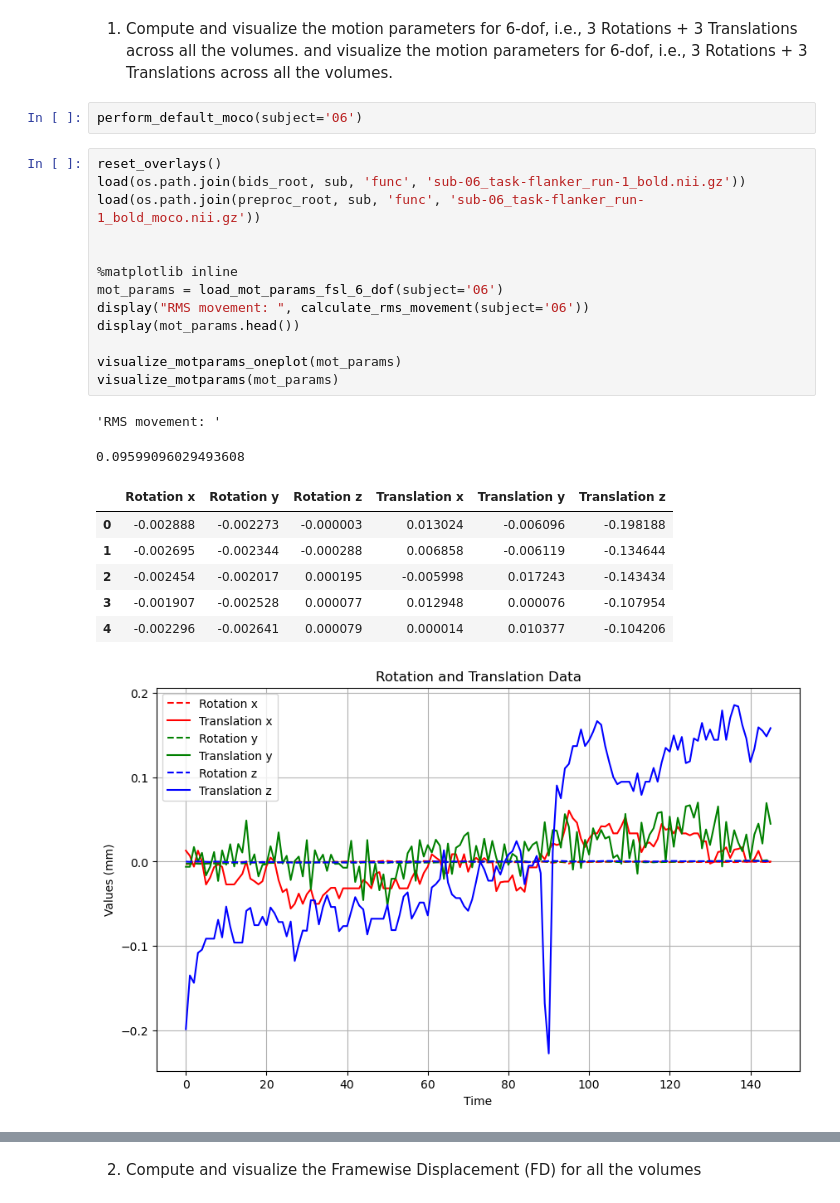
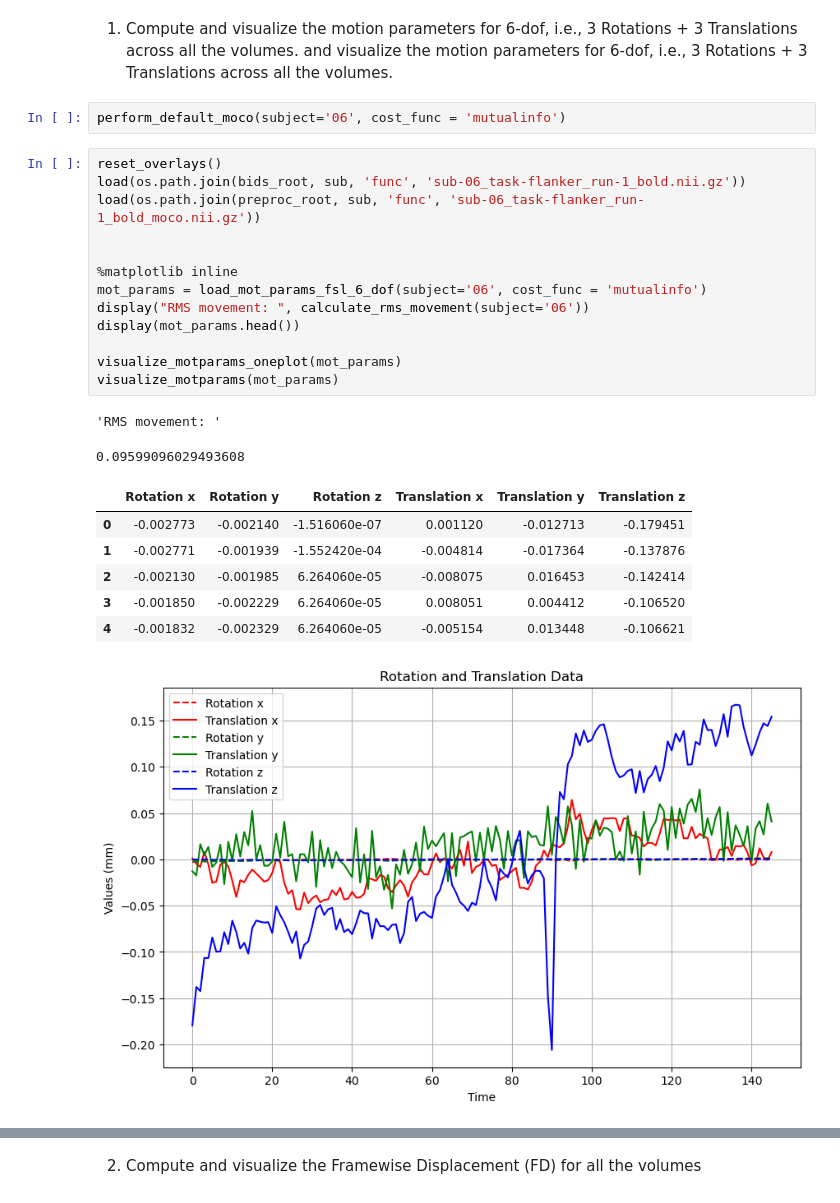
Before and after one commit to Pingsheng-Kevin/NSSP_Mini1, a Jupyter notebook: lgr.ipynb, the cells around one changed output, grey strips where cells are left out. Saved outputs shown, nothing was run; the diff lists cells and outputs as text.

```diff
--- a/lgr.ipynb
+++ b/lgr.ipynb
@@ -292,27 +290,27 @@ f-parameter represents a fraction or proportion of the maximum intensity value i
 # %% [markdown]
 1) Compute and visualize the motion parameters for 6-dof, i.e., 3 Rotations + 3 Translations across all the volumes. and visualize the motion parameters for 6-dof, i.e., 3 Rotations + 3 Translations across all the volumes.
 # %%
-perform_default_moco(subject='06')
+perform_default_moco(subject='06', cost_func = 'mutualinfo')
 # %%
 reset_overlays()
 load(os.path.join(bids_root, sub, 'func', 'sub-06_task-flanker_run-1_bold.nii.gz'))
 load(os.path.join(preproc_root, sub, 'func', 'sub-06_task-flanker_run-1_bold_moco.nii.gz'))
 
 
 %matplotlib inline
-mot_params = load_mot_params_fsl_6_dof(subject='06')
+mot_params = load_mot_params_fsl_6_dof(subject='06', cost_func = 'mutualinfo')
 display("RMS movement: ", calculate_rms_movement(subject='06'))
 display(mot_params.head())
 
 visualize_motparams_oneplot(mot_params)
 visualize_motparams(mot_params)
 # %% [output]
 'RMS movement: '
 0.09599096029493608
 |  | Rotation x | Rotation y | Rotation z | Translation x | Translation y | Translation z |
-| 0 | -0.002888 | -0.002273 | -0.000003 | 0.013024 | -0.006096 | -0.198188 |
-| 1 | -0.002695 | -0.002344 | -0.000288 | 0.006858 | -0.006119 | -0.134644 |
-| 2 | -0.002454 | -0.002017 | 0.000195 | -0.005998 | 0.017243 | -0.143434 |
-| 3 | -0.001907 | -0.002528 | 0.000077 | 0.012948 | 0.000076 | -0.107954 |
-| 4 | -0.002296 | -0.002641 | 0.000079 | 0.000014 | 0.010377 | -0.104206 |
+| 0 | -0.002773 | -0.002140 | -1.516060e-07 | 0.001120 | -0.012713 | -0.179451 |
+| 1 | -0.002771 | -0.001939 | -1.552420e-04 | -0.004814 | -0.017364 | -0.137876 |
+| 2 | -0.002130 | -0.001985 | 6.264060e-05 | -0.008075 | 0.016453 | -0.142414 |
+| 3 | -0.001850 | -0.002229 | 6.264060e-05 | 0.008051 | 0.004412 | -0.106520 |
+| 4 | -0.001832 | -0.002329 | 6.264060e-05 | -0.005154 | 0.013448 | -0.106621 |
-[figure, old version]
+[figure, new version]
```
Also changed, not shown: parts of 11 cells of this notebook.
